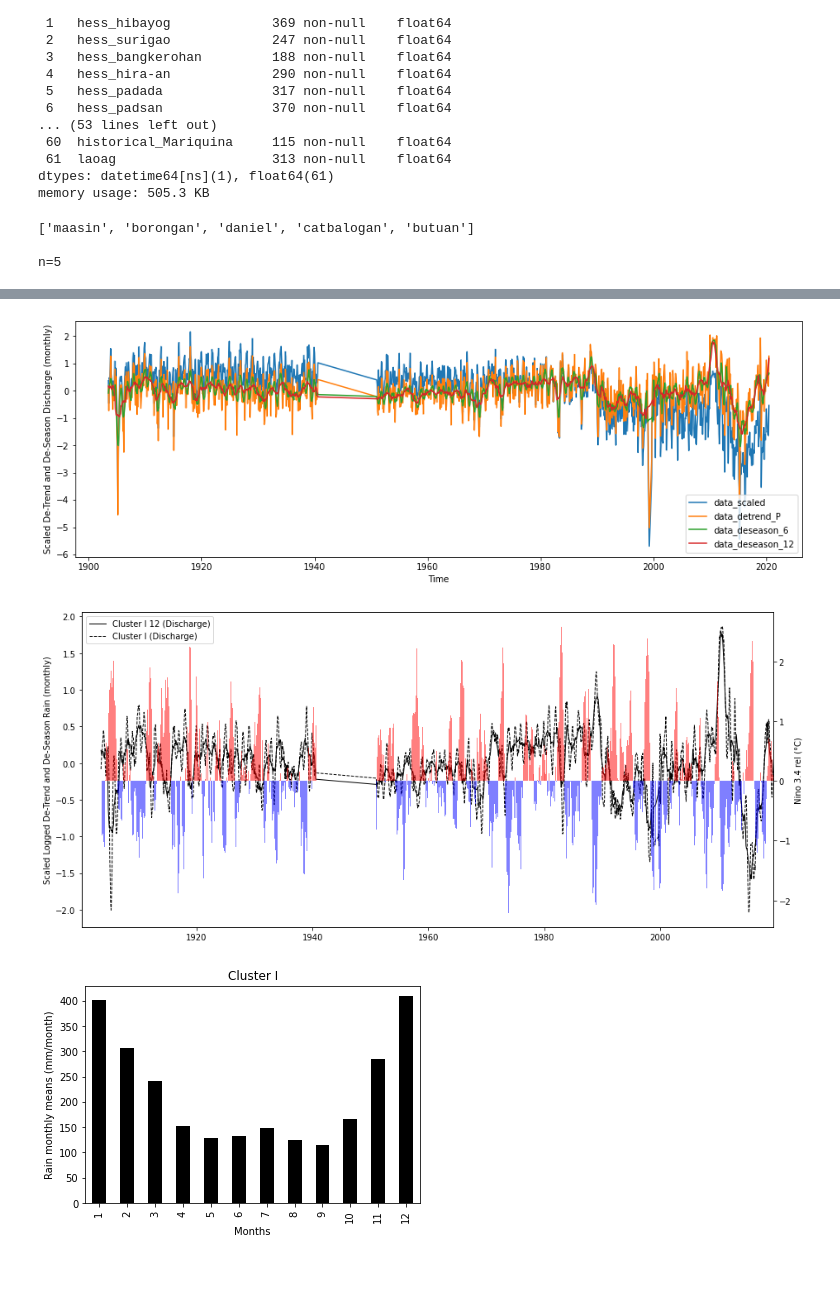
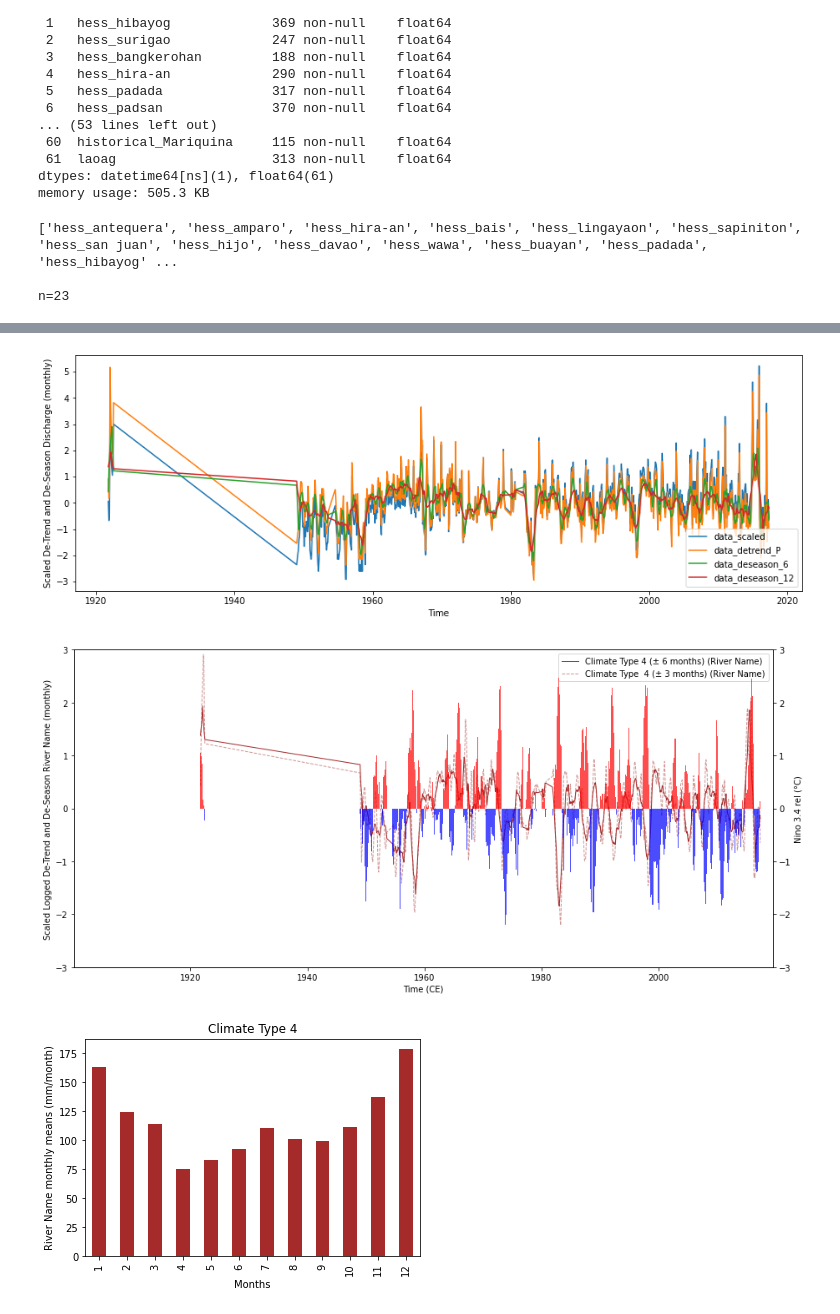
Before and after one commit to nsekhon91/discharge, a Jupyter notebook: ENSO.ipynb, the cells around one changed output, grey strips where cells are left out. Cells and saved outputs as stored; diff of their text form; code cells hidden in the pictures; blank space fills up the shorter version.

```diff
--- a/ENSO.ipynb
+++ b/ENSO.ipynb
@@ -695,42 +722,16 @@ memory usage: 505.3 KB
 # %%
 # give function criteria name and number, outputs river names, the mean of the rivers, and plotted with
 # given index and correlation coefficient
-# HESS colors: CTI - black ; CTII - green ; CTIII - purple; CTIV - magenta/maroon; CPE I - indigo; CPE II - orange ; CPE III - piink ;
+# HESS colors: CTI - black ; CTII - green ; CTIII - purple; CTIV - brown; CPE I - indigo; CPE II - orange ; CPE III - piink ;
 # TRMM colors: Cluster1 - black; Cluster2 - green; Cluster3 - purple; Cluster4 - magenta; Cluster 5 - brown; Cluster 6 - grey
 
-criteria_dis = pd.read_csv('CriteriaTableDis_TRMM.csv')
-criteria_rain= pd.read_csv('CriteriaTableRain_TRMM.csv')
+criteria_dis = pd.read_csv('../discharge/Data/Files/CriteriaTableDis_HESS.csv')
+criteria_rain= pd.read_csv('../discharge/Data/Files/CriteriaTableRain_HESS.csv')
 
 
-#df_clean_clim_dis,std_dis  = clean_data(df_hess_hist_dropped,criteria_dis,'River Name','Cluster Type',1,'Year')
-df_clean_clim_rain,std_rain = clean_data( df_rain_dropped,criteria_rain,'Station Name','Cluster Type',1,'Date' ) #######
-
-fig, ax1 = plt.subplots(figsize=(15,7))
-ax2 = ax1.twinx()
-ax1.plot(df_clean_clim_rain['date'],df_clean_clim_rain['data_deseason12'],
-         color='black',linewidth = 1,label = 'Cluster I 12 (Discharge)') ######
-ax1.plot(df_clean_clim_rain['date'],df_clean_clim_rain['data_deseason'],
-         color='black',linestyle='dashed',linewidth = 1,label = 'Cluster I (Discharge)') ######
-ax1.set_ylabel('Scaled Logged De-Trend and De-Season Rain (monthly)')
-ax2.bar(df_clean_clim_rain['date'],df_clean_clim_rain['ssta (°C)']
-        , width = 30,color=(df_clean_clim_rain['ssta (°C)'] > 0).map({True: 'r',False: 'b'}) , alpha = 0.5)
-ax2.set_xlim(pd.Timestamp('1900-02-15'), pd.Timestamp('2019-07-01'))
-ax2.set_ylabel('Nino 3.4 rel (°C)', color='k')
-ax1.legend(loc='best')
-#plt.savefig(f'Nov12/Cluster I Rain.png',dpi=600) #######
-plt.show()
-
-
-## Plotting climatology
-df_clean_clim_dis['month'] = pd.to_datetime(df_clean_clim_dis['date']).dt.to_period('M')
-
-df_clean_clim_dis['data_mean'].groupby( df_clean_clim_dis['month'].dt.month ).mean().plot(kind='bar',color='black') ######
-plt.xlabel('Months')
-plt.ylabel('Rain monthly means (mm/month)')
-plt.title('Cluster I')
-#plt.savefig(f'Nov12/Mean Cluster I Rain.png', dpi = 600)
-plt.show()
+df_clean_clim_dis,std_dis  = clean_data(df_hess_hist_dropped,criteria_dis,'River Name','Climate Type',4,'Year','brown')
+#df_clean_clim_rain,std_rain = clean_data( df_rain_dropped,criteria_rain,'Station Name','Climate Type',4,'Date','brown' ) #######
 # %% [output]
-['maasin', 'borongan', 'daniel', 'catbalogan', 'butuan']
+['hess_antequera', 'hess_amparo', 'hess_hira-an', 'hess_bais', 'hess_lingayaon', 'hess_sapiniton', 'hess_san juan', 'hess_hijo', 'hess_davao', 'hess_wawa', 'hess_buayan', 'hess_padada', 'hess_hibayog' ...
 
-n=5
+n=23
@@ -740,3 +741,3 @@ n=5
-[figure, old version]
+[figure, new version]
-[figure, old version]
+[figure, new version]
-[figure, old version]
+[figure, new version]
```
Also changed, not shown: parts of 7 cells of this notebook.
